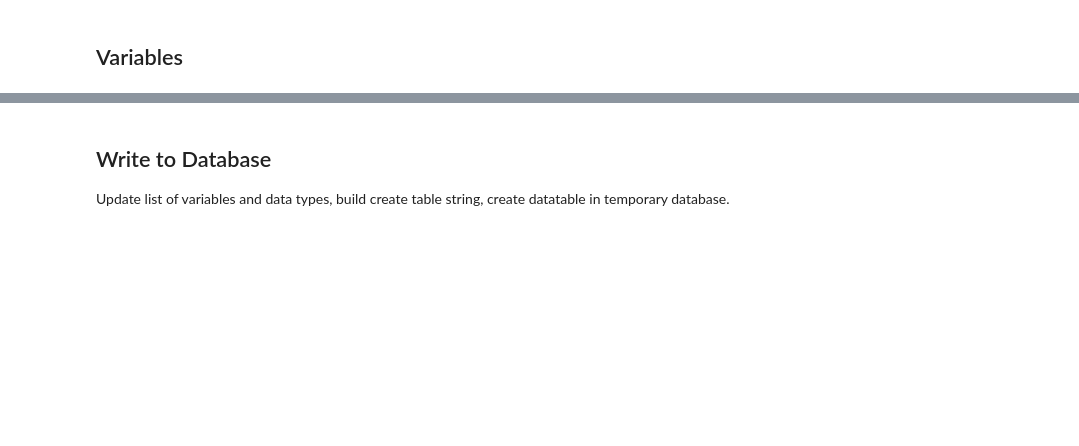
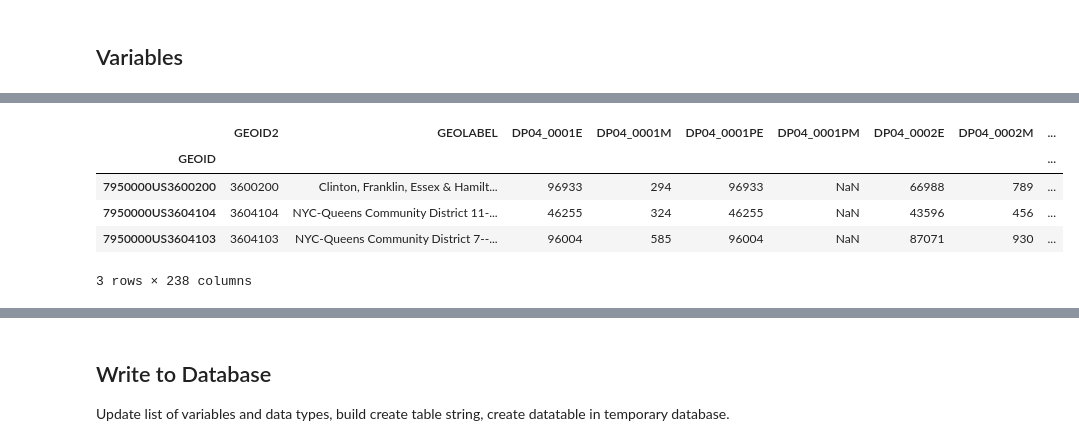
Before and after one commit to frankpd/nyc_geodatabase, a Jupyter notebook: census_acs/census_acs.ipynb, the cells around one changed output, grey strips where cells are left out. Cells and saved outputs as stored; diff of their text form; code cells hidden in the pictures; blank space fills up the shorter version.

```diff
--- a/census_acs/census_acs.ipynb
+++ b/census_acs/census_acs.ipynb
@@ -264,0 +224,11 @@ cv_to_db
+# %%
+idxgeoid2={'zctas':0, 'pumas':-7,'tracts':-11}
+alldata.insert(loc=0, column='GEOID2',value=alldata.index.str[idxgeoid2.get(geotype):])
+alldata.head(3)
+# %% [output]
+|  | GEOID2 | GEOLABEL | DP04_0001E | DP04_0001M | DP04_0001PE | DP04_0001PM | DP04_0002E | DP04_0002M | ... |
+| GEOID |  |  |  |  |  |  |  |  | ... |
+| 7950000US3600200 | 3600200 | Clinton, Franklin, Essex & Hamilt... | 96933 | 294 | 96933 | NaN | 66988 | 789 | ... |
+| 7950000US3604104 | 3604104 | NYC-Queens Community District 11-... | 46255 | 324 | 46255 | NaN | 43596 | 456 | ... |
+| 7950000US3604103 | 3604103 | NYC-Queens Community District 7--... | 96004 | 585 | 96004 | NaN | 87071 | 930 | ... |
+3 rows × 238 columns
```
Also changed, not shown: parts of 42 cells of this notebook, 7 other files.
